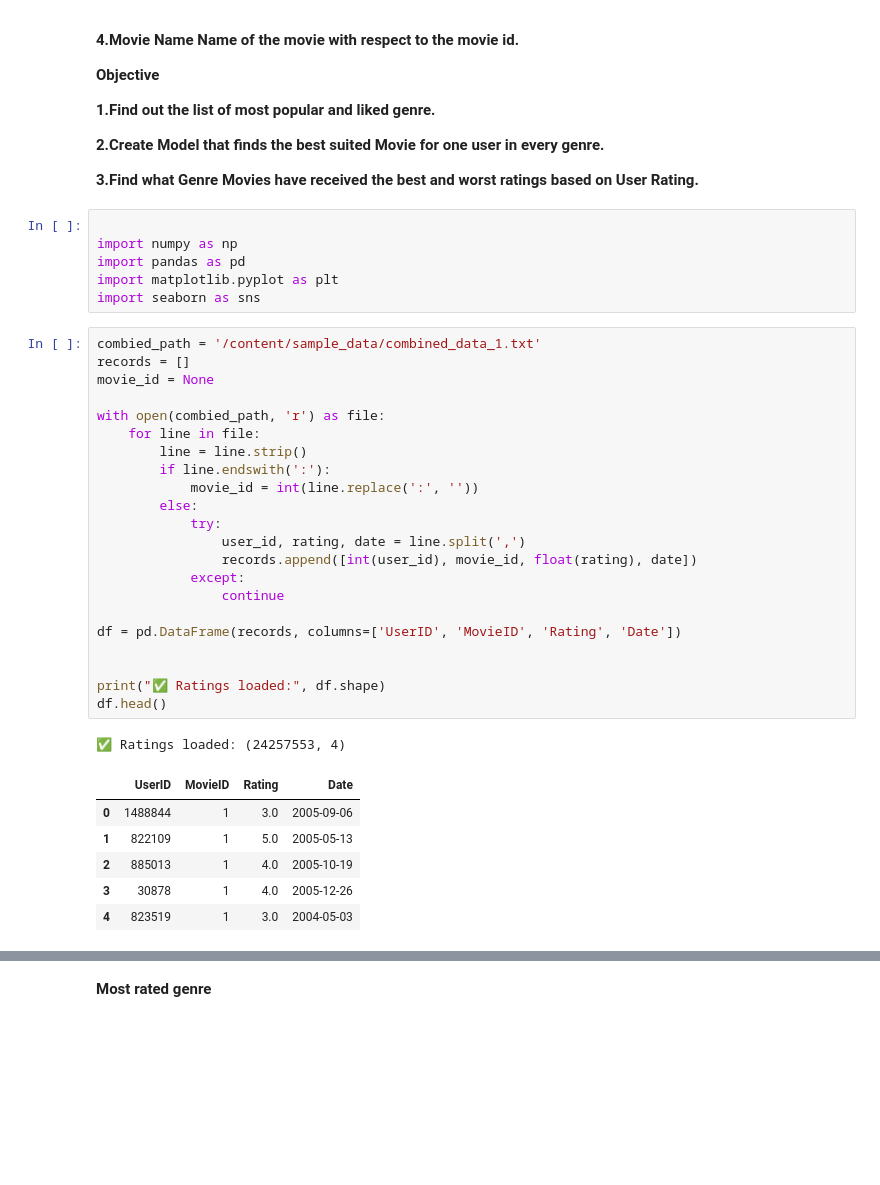
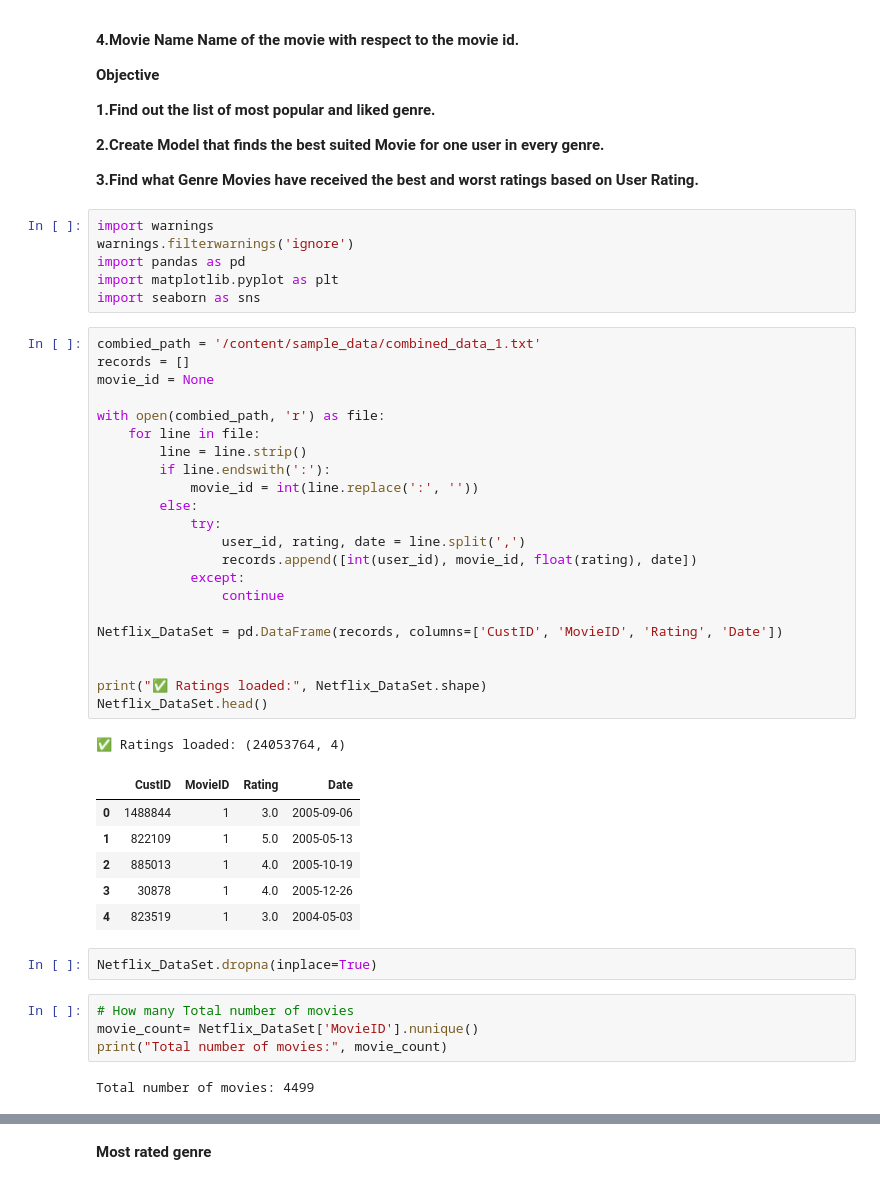
Before and after one commit to quantumhome/DataAnalysisCaseStudy, a Jupyter notebook: Netflix_Case_Study_.ipynb, the cells around one changed output, grey strips where cells are left out. Cells and saved outputs as stored; diff of their text form; blank space fills up the shorter version.

```diff
--- a/Netflix_Case_Study_.ipynb
+++ b/Netflix_Case_Study_.ipynb
@@ -51,38 +51,46 @@ are best suited for them.**
 
   **3.Find what Genre Movies have received the best and worst ratings based on User Rating.**
 # %%
-
-import numpy as np
+import warnings
+warnings.filterwarnings('ignore')
 import pandas as pd
 import matplotlib.pyplot as plt
 import seaborn as sns
 # %%
 combied_path = '/content/sample_data/combined_data_1.txt'
 records = []
 movie_id = None
 
 with open(combied_path, 'r') as file:
     for line in file:
         line = line.strip()
         if line.endswith(':'):
             movie_id = int(line.replace(':', ''))
         else:
             try:
                 user_id, rating, date = line.split(',')
                 records.append([int(user_id), movie_id, float(rating), date])
             except:
                 continue
 
-df = pd.DataFrame(records, columns=['UserID', 'MovieID', 'Rating', 'Date'])
+Netflix_DataSet = pd.DataFrame(records, columns=['CustID', 'MovieID', 'Rating', 'Date'])
 
 
-print("✅ Ratings loaded:", df.shape)
-df.head()
+print("✅ Ratings loaded:", Netflix_DataSet.shape)
+Netflix_DataSet.head()
 # %% [output]
-✅ Ratings loaded: (24257553, 4)
+✅ Ratings loaded: (24053764, 4)
-|  | UserID | MovieID | Rating | Date |
+|  | CustID | MovieID | Rating | Date |
 | 0 | 1488844 | 1 | 3.0 | 2005-09-06 |
 | 1 | 822109 | 1 | 5.0 | 2005-05-13 |
 | 2 | 885013 | 1 | 4.0 | 2005-10-19 |
 | 3 | 30878 | 1 | 4.0 | 2005-12-26 |
 | 4 | 823519 | 1 | 3.0 | 2004-05-03 |
+# %%
+Netflix_DataSet.dropna(inplace=True)
+# %%
+# How many Total number of movies
+movie_count= Netflix_DataSet['MovieID'].nunique()
+print("Total number of movies:", movie_count)
+# %% [output]
+Total number of movies: 4499
```
Also changed, not shown: parts of 44 cells of this notebook.
